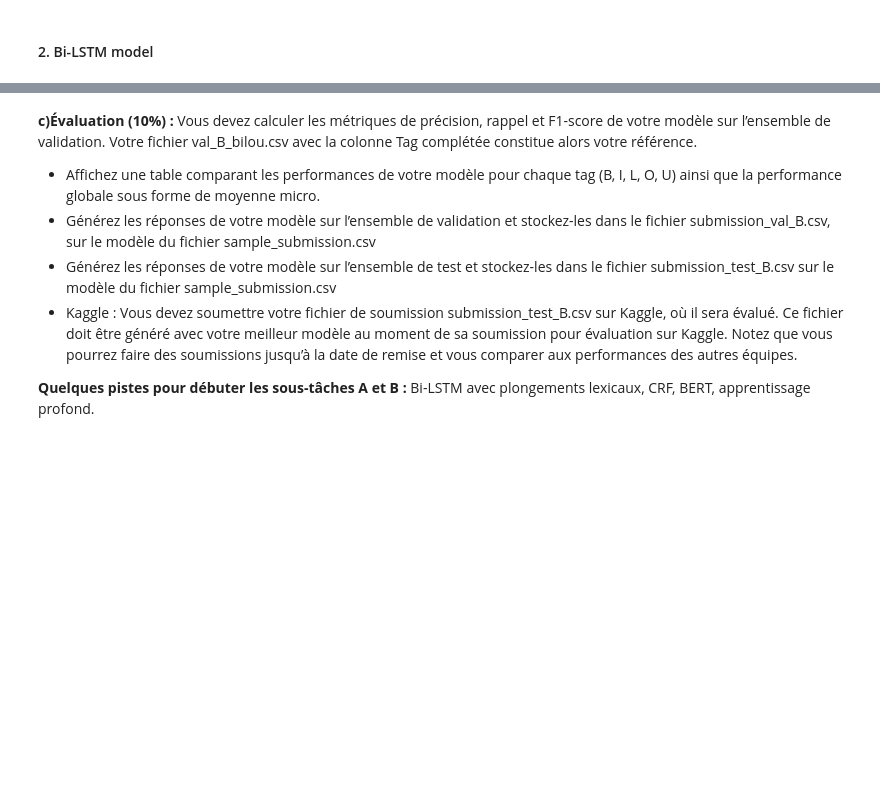
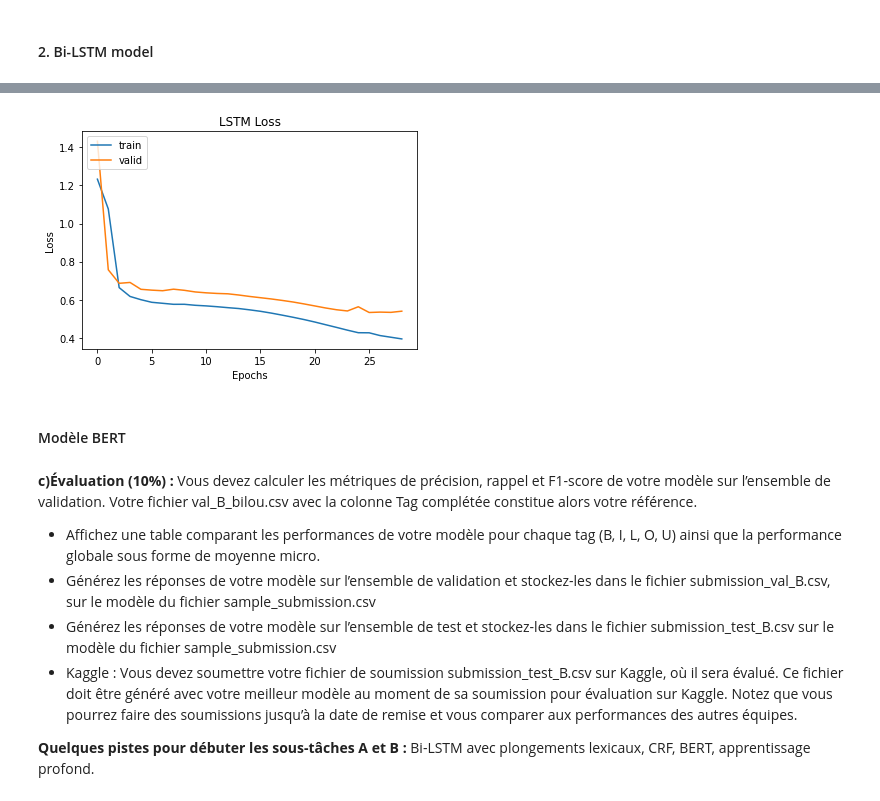
Before and after one commit to nabil-dbz/INF8460, a Jupyter notebook: TP3/inf8460_A21_TP3_squelette.ipynb, the cells around one changed output, grey strips where cells are left out. Cells and saved outputs as stored; diff of their text form; code cells hidden in the pictures; blank space fills up the shorter version.

```diff
--- a/TP3/inf8460_A21_TP3_squelette.ipynb
+++ b/TP3/inf8460_A21_TP3_squelette.ipynb
@@ -841,11 +494,15 @@ val_sentences_B, val_tags_B = create_ids_sentences_and_tags(val_B_bilou, types_d
+# %%
+# Définition des tags d'entrainement avec leurs équivalents indexés
+val_tags_B = [list(val_B_bilou[val_B_bilou["DocID"]==doc_id]["Tag"]) for doc_id in val_doc_ids]
+val_tags_ids_B = [[tag_index_pad_B[tag] for tag in tags] for tags in val_tags_B]
 # %%
 # Padding sur la longueur de la phrase la plus longue,
 #le tag -PAD- est associé à tout mot dès que la phrase est finie
-train_sentences_B = pad_sequences(train_sentences_B, maxlen=MAX_LENGTH, padding='post')
-val_sentences_B = pad_sequences(val_sentences_B, maxlen=MAX_LENGTH, padding='post')
-train_tags_B = pad_sequences(train_tags_B, maxlen=MAX_LENGTH, padding='post')
-val_tags_B = pad_sequences(val_tags_B, maxlen=MAX_LENGTH, padding='post')
+train_tags_pad_B = pad_sequences(train_tags_ids_B, maxlen=MAX_LENGTH, padding='post')
+val_tags_pad_B = pad_sequences(val_tags_ids_B, maxlen=MAX_LENGTH, padding='post')
 # %%
-# Création du modèle
-bi_lstm_B = create_bi_lstm_model(MAX_LENGTH, types_dict, tag_index_B)
+# Création du modèle B
+bi_lstm_B, early_stopping_callback, model_checkpoint_callback = create_bi_lstm_model(MAX_LENGTH,
+                                                                                     types_dict_pad,
+                                                                                     tag_index_pad_B)
 # %% [output]
@@ -867,8 +527,9 @@ Non-trainable params: 0
 _________________________________________________________________
 # %%
 # Entrainement du modèle pour la sous-tâche B
-bi_lstm_B.fit(train_sentences_B,
-              to_categorical(train_tags_B, len(tag_index_B)),
+model_history = bi_lstm_B.fit(x=train_sentences_pad,
+              y=to_categorical(train_tags_pad_B, len(tag_index_pad_B)),
               batch_size=128,
               epochs=40,
-              validation_split=0.2)
+              validation_data=(val_sentences_pad, to_categorical(val_tags_pad_B, len(tag_index_pad_B))),
+              callbacks=[early_stopping_callback,model_checkpoint_callback])
@@ -878,3 +554,4 @@ predictions_bi_lstm_B = bi_lstm_B.predict(val_sentences_B)
 # %%
-# Transformation des vecteurs de probabilité en classe de l'argument max
-output_bi_lstm_B = logits_to_tokens(predictions_bi_lstm_B, {i: t for t, i in tag_index_A.items()})
+generate_model_history(model_history, 'loss', 'Loss', 'LSTM Loss')
+# %% [output]
+[figure, added]
@@ -884,3 +564,5 @@ clean_output_bi_lstm_A, clean_eval_tags_A = transform_output(output_bi_lstm_A, v
+# %% [markdown]
+#### Modèle BERT
 # %% [markdown]
 __c)Évaluation (10%) :__
 Vous devez calculer les métriques de précision, rappel et F1-score de votre modèle sur l’ensemble de validation. Votre fichier val_B_bilou.csv avec la colonne Tag complétée constitue alors votre référence.
```
Also changed, not shown: parts of 71 cells of this notebook, 2 other files.
